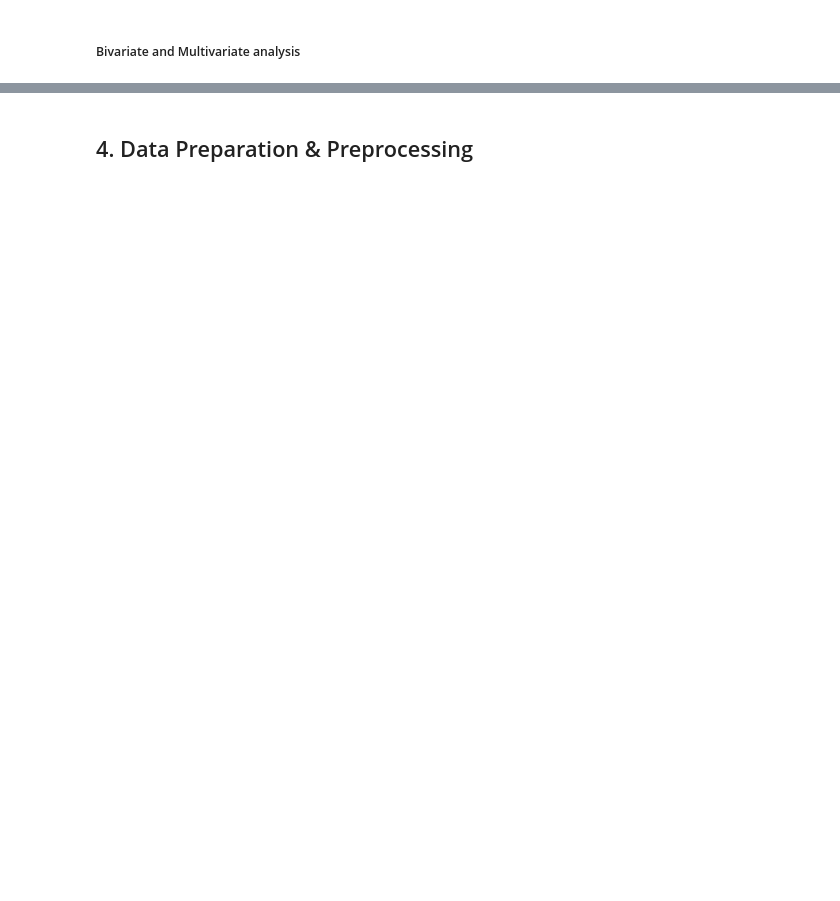
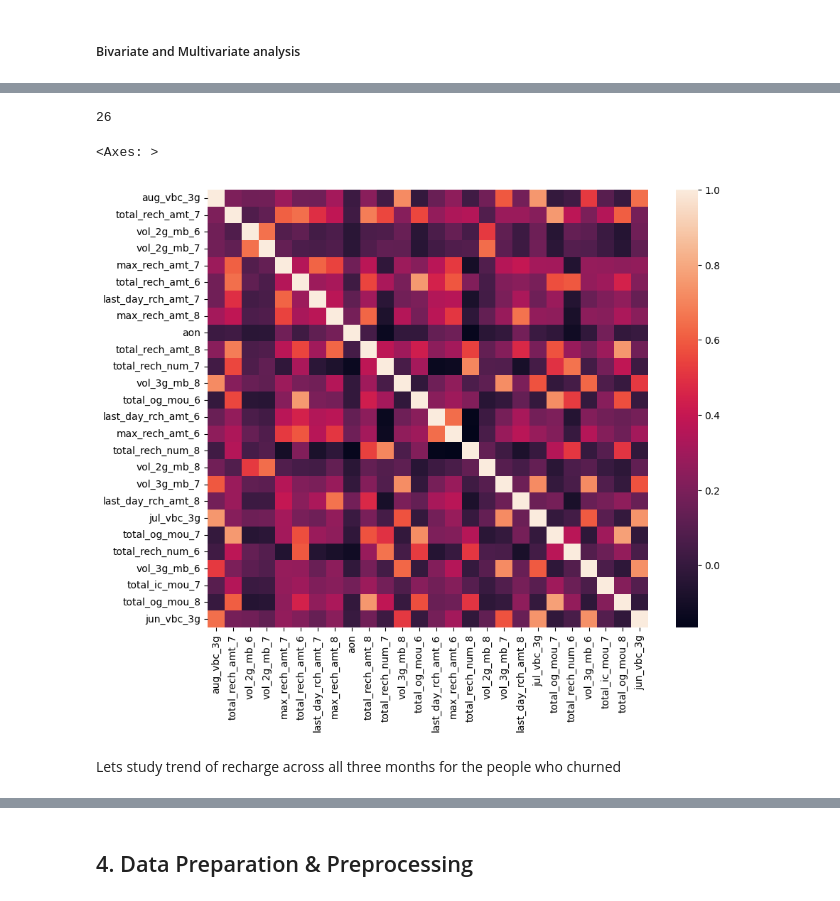
Before and after one commit to asthaa29/telecomchurncasestudy, a Jupyter notebook: telecomchurnprediction.ipynb, the cells around one changed output, grey strips where cells are left out. Drawn from its saved outputs; the diff is of its cells as text; code cells hidden in the pictures; blank space fills up the shorter version.

```diff
--- a/telecomchurnprediction.ipynb
+++ b/telecomchurnprediction.ipynb
@@ -389,0 +434,15 @@ sns.heatmap(pd.DataFrame(data_telecom, columns=variables).corr())
+# %%
+variables = list(set(variables) - set(['onnet_mou_6', 'onnet_mou_7', 'onnet_mou_8','offnet_mou_6', 'offnet_mou_7','arpu_6', 'arpu_7','arpu_8','offnet_mou_8', "total_ic_mou_6", "total_ic_mou_8"]))
+# %%
+print(len(variables))
+data_telecom = data_telecom[variables+target_variable]
+# %% [output]
+26
+# %%
+plt.figure(figsize=(10,8))
+sns.heatmap(pd.DataFrame(data_telecom, columns=variables).corr())
+# %% [output]
+<Axes: >
+[figure, added]
+# %% [markdown]
+Lets study trend of recharge across all three months for the people who churned
```
Also changed, not shown: parts of 63 cells of this notebook.
